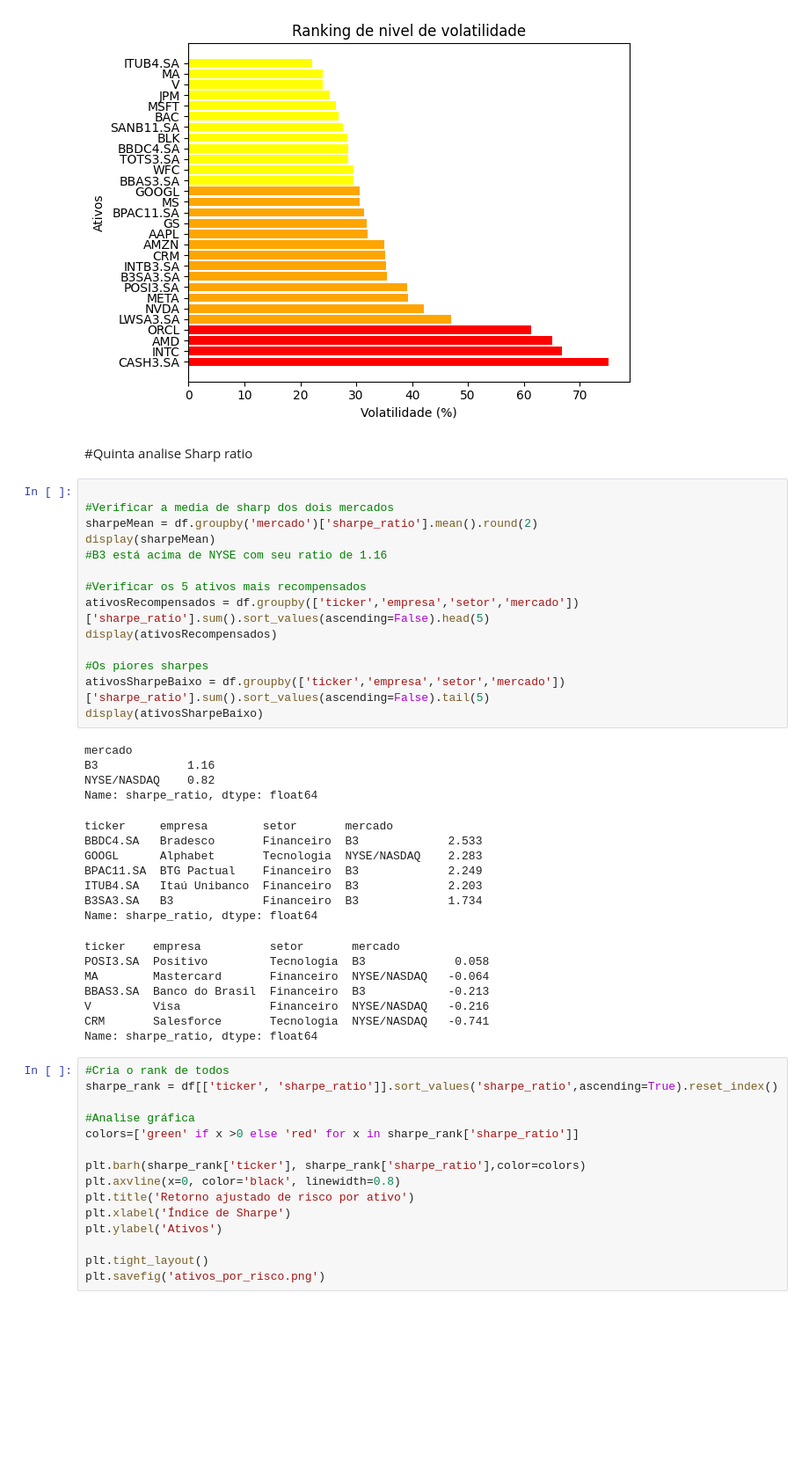
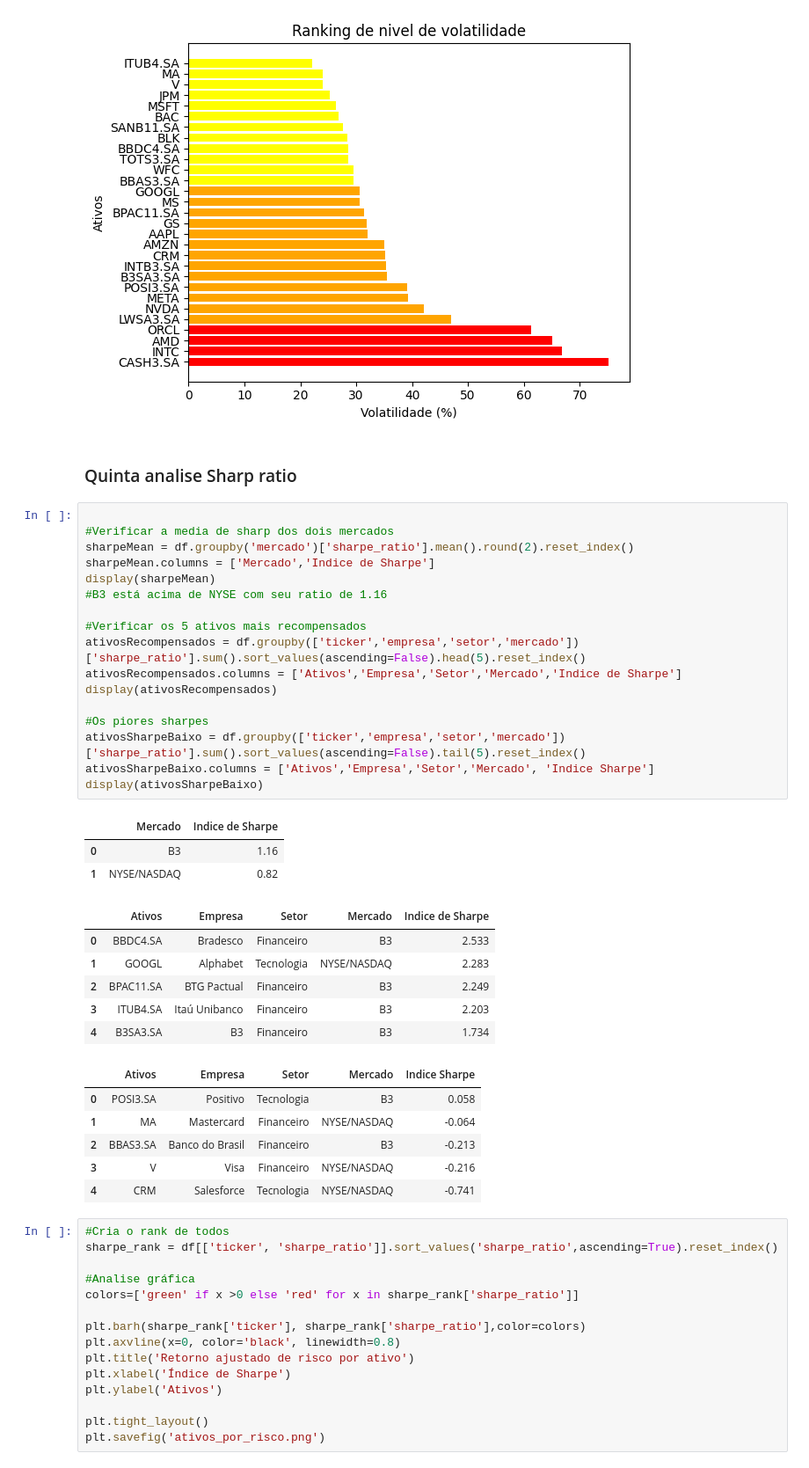
Before and after one commit to Aiel-rgb/FinScope, a Jupyter notebook: Finscope.ipynb, the cells around one changed output. Shown at 88% size. Saved outputs shown, nothing was run; the diff lists cells and outputs as text; blank space fills up the shorter version.

```diff
--- a/Finscope.ipynb
+++ b/Finscope.ipynb
@@ -277,40 +277,40 @@ plt.savefig('Volatilidade.png')
 # %% [output]
 [figure]
 # %% [markdown]
-#Quinta analise Sharp ratio
+### Quinta analise Sharp ratio
 # %%
 
 #Verificar a media de sharp dos dois mercados
-sharpeMean = df.groupby('mercado')['sharpe_ratio'].mean().round(2)
+sharpeMean = df.groupby('mercado')['sharpe_ratio'].mean().round(2).reset_index()
+sharpeMean.columns = ['Mercado','Indice de Sharpe']
 display(sharpeMean)
 #B3 está acima de NYSE com seu ratio de 1.16
 
 #Verificar os 5 ativos mais recompensados
-ativosRecompensados = df.groupby(['ticker','empresa','setor','mercado'])['sharpe_ratio'].sum().sort_values(ascending=False).head(5)
+ativosRecompensados = df.groupby(['ticker','empresa','setor','mercado'])['sharpe_ratio'].sum().sort_values(ascending=False).head(5).reset_index()
+ativosRecompensados.columns = ['Ativos','Empresa','Setor','Mercado','Indice de Sharpe']
 display(ativosRecompensados)
 
 #Os piores sharpes
-ativosSharpeBaixo = df.groupby(['ticker','empresa','setor','mercado'])['sharpe_ratio'].sum().sort_values(ascending=False).tail(5)
+ativosSharpeBaixo = df.groupby(['ticker','empresa','setor','mercado'])['sharpe_ratio'].sum().sort_values(ascending=False).tail(5).reset_index()
+ativosSharpeBaixo.columns = ['Ativos','Empresa','Setor','Mercado', 'Indice Sharpe']
 display(ativosSharpeBaixo)
 # %% [output]
-mercado
-B3             1.16
-NYSE/NASDAQ    0.82
-Name: sharpe_ratio, dtype: float64
-ticker     empresa        setor       mercado
-BBDC4.SA   Bradesco       Financeiro  B3             2.533
-GOOGL      Alphabet       Tecnologia  NYSE/NASDAQ    2.283
-BPAC11.SA  BTG Pactual    Financeiro  B3             2.249
-ITUB4.SA   Itaú Unibanco  Financeiro  B3             2.203
-B3SA3.SA   B3             Financeiro  B3             1.734
-Name: sharpe_ratio, dtype: float64
-ticker    empresa          setor       mercado
-POSI3.SA  Positivo         Tecnologia  B3             0.058
-MA        Mastercard       Financeiro  NYSE/NASDAQ   -0.064
-BBAS3.SA  Banco do Brasil  Financeiro  B3            -0.213
-V         Visa             Financeiro  NYSE/NASDAQ   -0.216
-CRM       Salesforce       Tecnologia  NYSE/NASDAQ   -0.741
-Name: sharpe_ratio, dtype: float64
+|  | Mercado | Indice de Sharpe |
+| 0 | B3 | 1.16 |
+| 1 | NYSE/NASDAQ | 0.82 |
+|  | Ativos | Empresa | Setor | Mercado | Indice de Sharpe |
+| 0 | BBDC4.SA | Bradesco | Financeiro | B3 | 2.533 |
+| 1 | GOOGL | Alphabet | Tecnologia | NYSE/NASDAQ | 2.283 |
+| 2 | BPAC11.SA | BTG Pactual | Financeiro | B3 | 2.249 |
+| 3 | ITUB4.SA | Itaú Unibanco | Financeiro | B3 | 2.203 |
+| 4 | B3SA3.SA | B3 | Financeiro | B3 | 1.734 |
+|  | Ativos | Empresa | Setor | Mercado | Indice Sharpe |
+| 0 | POSI3.SA | Positivo | Tecnologia | B3 | 0.058 |
+| 1 | MA | Mastercard | Financeiro | NYSE/NASDAQ | -0.064 |
+| 2 | BBAS3.SA | Banco do Brasil | Financeiro | B3 | -0.213 |
+| 3 | V | Visa | Financeiro | NYSE/NASDAQ | -0.216 |
+| 4 | CRM | Salesforce | Tecnologia | NYSE/NASDAQ | -0.741 |
 # %%
 #Cria o rank de todos
 sharpe_rank = df[['ticker', 'sharpe_ratio']].sort_values('sharpe_ratio',ascending=True).reset_index()
```
Also changed, not shown: parts of 2 cells of this notebook, 1 other file.
